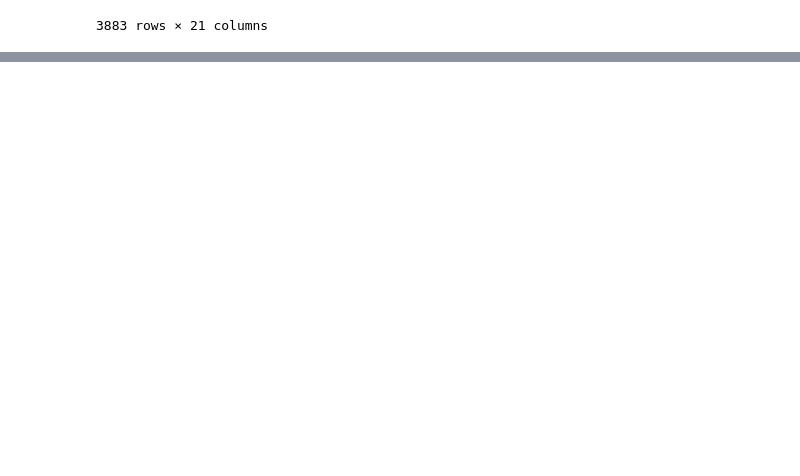
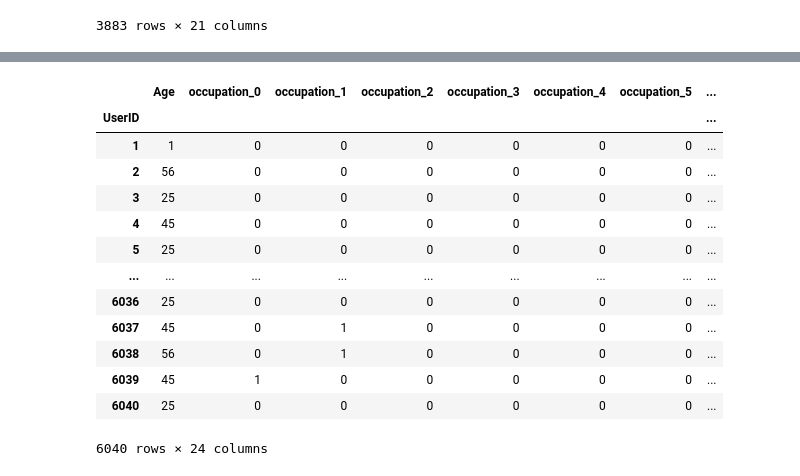
Before and after one commit to VyLeet/recommender-systems-project, a Jupyter notebook: notebooks/exploratory_data_analysis.ipynb, the cells around one changed output, grey strips where cells are left out. Drawn from its saved outputs; the diff is of its cells as text; code cells hidden in the pictures; blank space fills up the shorter version.

```diff
--- a/notebooks/exploratory_data_analysis.ipynb
+++ b/notebooks/exploratory_data_analysis.ipynb
@@ -734,0 +878,2 @@ html.unescape('A cowboy doll is profoundly threatened and jealous when a new spa
+# %%
+users_mod.set_index('UserID')
@@ -734,0 +949,18 @@ html.unescape('A cowboy doll is profoundly threatened and jealous when a new spa
+# %%
+pd.get_dummies(users_mod.set_index('UserID')[['Occupation', 'Gender', 'Age']],
+                                   columns=['Occupation', 'Gender'], prefix=['occupation', 'gender'], dtype=int)
+# %% [output]
+|  | Age | occupation_0 | occupation_1 | occupation_2 | occupation_3 | occupation_4 | occupation_5 | ... |
+| UserID |  |  |  |  |  |  |  | ... |
+| 1 | 1 | 0 | 0 | 0 | 0 | 0 | 0 | ... |
+| 2 | 56 | 0 | 0 | 0 | 0 | 0 | 0 | ... |
+| 3 | 25 | 0 | 0 | 0 | 0 | 0 | 0 | ... |
+| 4 | 45 | 0 | 0 | 0 | 0 | 0 | 0 | ... |
+| 5 | 25 | 0 | 0 | 0 | 0 | 0 | 0 | ... |
+| ... | ... | ... | ... | ... | ... | ... | ... | ... |
+| 6036 | 25 | 0 | 0 | 0 | 0 | 0 | 0 | ... |
+| 6037 | 45 | 0 | 1 | 0 | 0 | 0 | 0 | ... |
+| 6038 | 56 | 0 | 1 | 0 | 0 | 0 | 0 | ... |
+| 6039 | 45 | 1 | 0 | 0 | 0 | 0 | 0 | ... |
+| 6040 | 25 | 0 | 0 | 0 | 0 | 0 | 0 | ... |
+6040 rows × 24 columns
```
Also changed, not shown: parts of 102 cells of this notebook.
